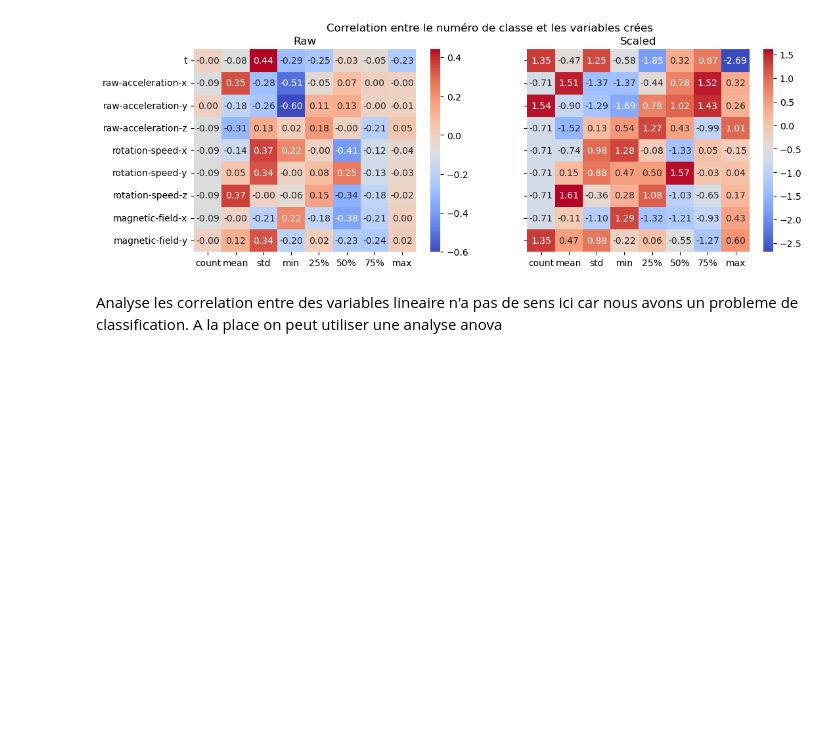
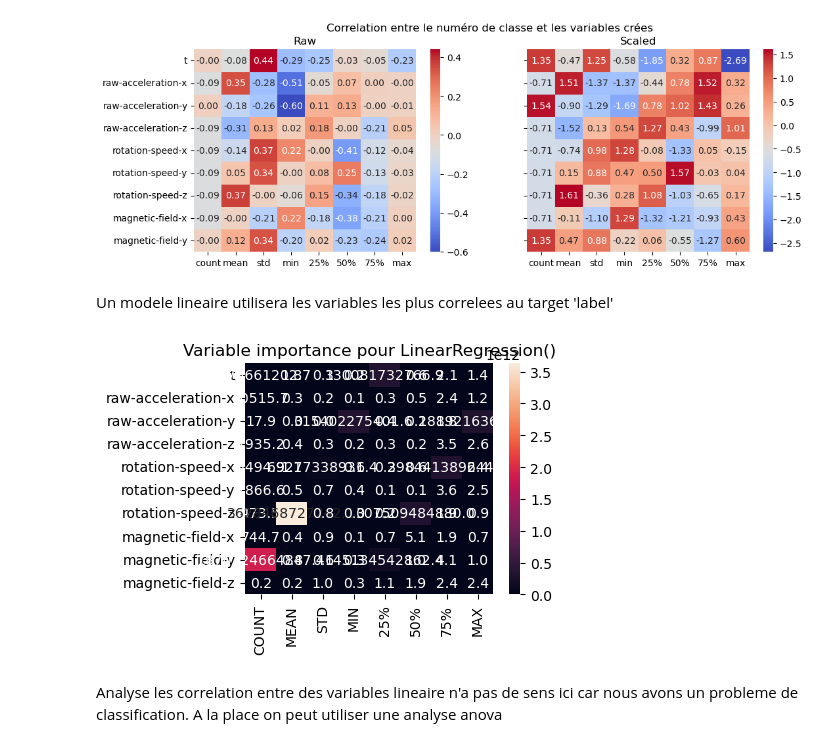
Before and after one commit to RCaz33/Time-series_Multiclass-classification_Reservoir-computing-INRIA, a Jupyter notebook: feature_importance.ipynb, the cells around one changed output. Drawn from its saved outputs; the diff is of its cells as text; code cells hidden in the pictures; blank space fills up the shorter version.

```diff
--- a/feature_importance.ipynb
+++ b/feature_importance.ipynb
@@ -102,6 +105,31 @@ fig.suptitle("Correlation entre le numéro de classe et les variables crées")
 plt.show()
 # %% [output]
 [figure]
+# %% [markdown]
+Un modele lineaire utilisera les variables les plus correlees au target 'label'
+# %%
+# instancie et fitte le model lineaire
+X=sc.fit_transform(to_test.drop("label", axis=1))
+y=to_test["label"]
+lr = LinearRegression()
+lr.fit(X,y)
+label_correlations = to_test.corr()[-1:].iloc[:,:-1]
+# extract feature importance
+coefficients = lr.coef_
+feature_importance = pd.DataFrame({'Feature': to_test.columns[:-1], 'Importance': np.abs(coefficients)})
+n_stats = feature_importance.Feature.str.startswith('MAX').sum()
+stats = ([a.split('_')[0] for a in feature_importance[::n_stats].Feature])
+r={}
+for i, stat_ in enumerate(stats):
+    r[stat_] = feature_importance.iloc[i*n_stats:(i+1)*n_stats,1:].values.reshape(n_stats)
+r = pd.DataFrame(r)
+r.index=['-'.join(a.split('_')[1:]) for a in label_correlations.columns[:n_stats].values]
+plt.figure(figsize=(4,3))
+sns.heatmap(r, annot=True, fmt='.1f')
+plt.title(f"Variable importance pour {lr}")
+plt.show()
+# %% [output]
+[figure, added]
 # %% [markdown]
 Analyse les correlation entre des variables lineaire n'a pas de sens ici car nous avons un probleme de classification. A la place on peut utiliser une analyse anova
 # %% [markdown]
```
Also changed, not shown: parts of 25 cells of this notebook, 3 other files.
